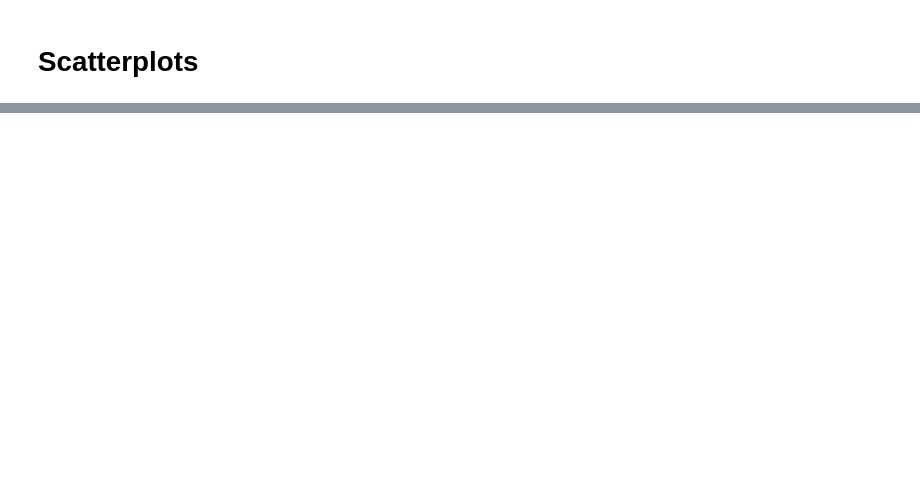
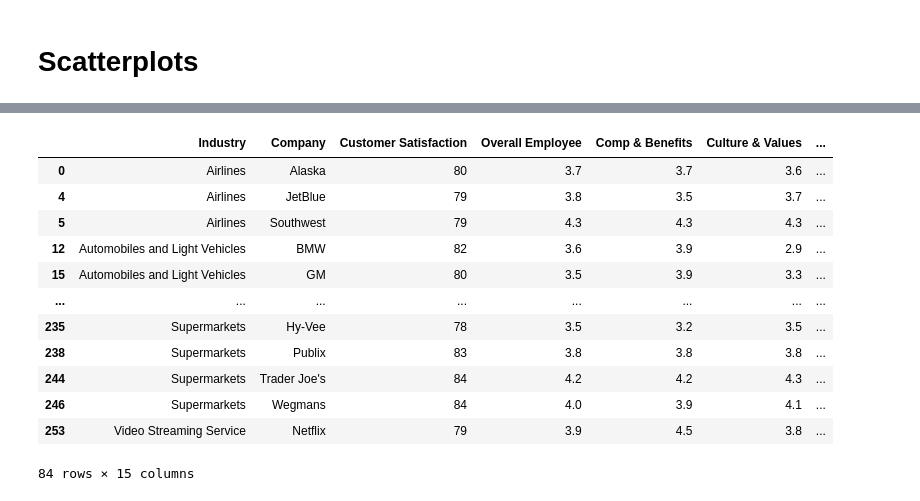
Before and after one commit to DDArmstrong/Customer_Employee_Happiness, a Jupyter notebook: PYTH225_Project_Where's_the_happiness?.ipynb, the cells around one changed output, grey strips where cells are left out. Drawn from its saved outputs; the diff is of its cells as text; code cells hidden in the pictures; blank space fills up the shorter version.

```diff
--- a/PYTH225_Project_Where's_the_happiness?.ipynb
+++ b/PYTH225_Project_Where's_the_happiness?.ipynb
@@ -237,0 +285,16 @@ plt.plot(x, y,'o', color='green');
+# %%
+ratings[ratings['Winner']]
+# %% [output]
+|  | Industry | Company | Customer Satisfaction | Overall Employee | Comp & Benefits | Culture & Values | ... |
+| 0 | Airlines | Alaska | 80 | 3.7 | 3.7 | 3.6 | ... |
+| 4 | Airlines | JetBlue | 79 | 3.8 | 3.5 | 3.7 | ... |
+| 5 | Airlines | Southwest | 79 | 4.3 | 4.3 | 4.3 | ... |
+| 12 | Automobiles and Light Vehicles | BMW | 82 | 3.6 | 3.9 | 2.9 | ... |
+| 15 | Automobiles and Light Vehicles | GM | 80 | 3.5 | 3.9 | 3.3 | ... |
+| ... | ... | ... | ... | ... | ... | ... | ... |
+| 235 | Supermarkets | Hy-Vee | 78 | 3.5 | 3.2 | 3.5 | ... |
+| 238 | Supermarkets | Publix | 83 | 3.8 | 3.8 | 3.8 | ... |
+| 244 | Supermarkets | Trader Joe's | 84 | 4.2 | 4.2 | 4.3 | ... |
+| 246 | Supermarkets | Wegmans | 84 | 4.0 | 3.9 | 4.1 | ... |
+| 253 | Video Streaming Service | Netflix | 79 | 3.9 | 4.5 | 3.8 | ... |
+84 rows × 15 columns
```
Also changed, not shown: parts of 22 cells of this notebook.
